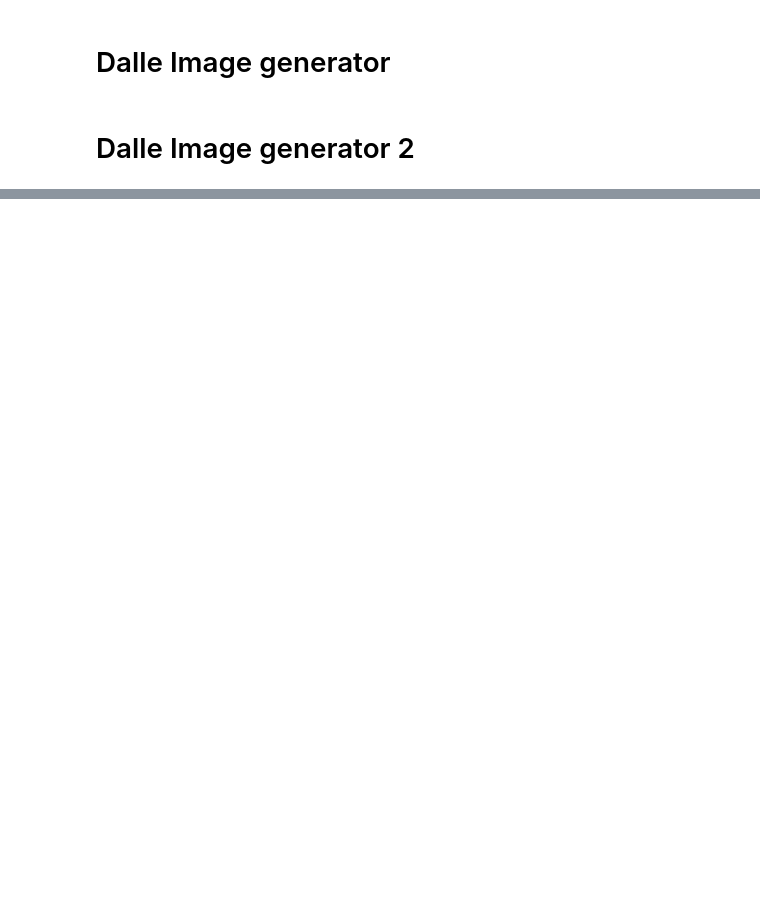
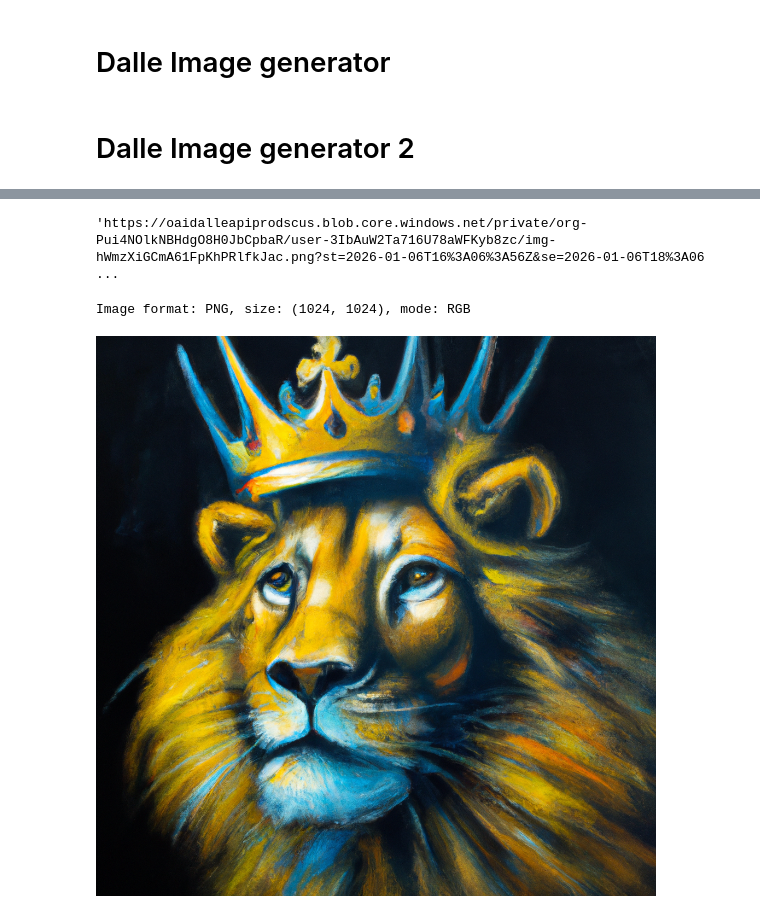
Before and after one commit to maniram-yadav/langchain-projects, a Jupyter notebook: image_generator.ipynb, the cells around one changed output, grey strips where cells are left out. Saved outputs shown, nothing was run; the diff lists cells and outputs as text; code cells hidden in the pictures; blank space fills up the shorter version.

Commit message:
image generator added

```diff
--- a/image_generator.ipynb
+++ b/image_generator.ipynb
@@ -71,7 +71,7 @@ from langchain_classic.chains import LLMChain
 llm = OpenAI(temperature=0.9)
 prompt = PromptTemplate(
     input_variables=["image_desc"],
-    template="Generate a detailed prompt to generate an image based on the following description: {image_desc}",
+    template="Generate a short prompt  to generate an image based on the following description: {image_desc}",
 )
 chain = LLMChain(llm=llm, prompt=prompt)
 # image_generator_tool = DallEAPIWrapper(
@@ -91,18 +93,25 @@ print(f"Generating image for prompt: '{prompt}'...")
 # %%
 image_url = DallEAPIWrapper().run(chain.run(prompt))
 image_url
+# %% [output]
+'https://oaidalleapiprodscus.blob.core.windows.net/private/org-Pui4NOlkNBHdgO8H0JbCpbaR/user-3IbAuW2Ta716U78aWFKyb8zc/img-hWmzXiGCmA61FpKhPRlfkJac.png?st=2026-01-06T16%3A06%3A56Z&se=2026-01-06T18%3A06 ...
-# %%
-try:
-    image_url = image_generator_tool.invoke(prompt)
-    print(f"Image URL: {image_url}")
-
-        # 4. Fetch the image content
-    response = requests.get(image_url)
-    response.raise_for_status() # Check for bad response
-
-      # 5. Display the image in the notebook
-    # Using IPython.display.Image directly for rendering the URL/bytes
-    print("Displaying image in notebook...")
-    ipython_display(IPythonImage(data=response.content))
-except Exception as e:
-    print(f"An error occurred: {e}")
+# %%
+from PIL import Image
+from io import BytesIO
+
+# 2. Fetch the image from the web
+response = requests.get(image_url)
+
+# 3. Check if the request was successful
+if response.status_code == 200:
+    # 4. Open the image using Pillow from the byte stream
+    img = Image.open(BytesIO(response.content))
+
+    # 5. Display the image in the notebook
+    print(f"Image format: {img.format}, size: {img.size}, mode: {img.mode}")
+    display(img)
+else:
+    print(f"Failed to fetch image. Status code: {response.status_code}")
+# %% [output]
+Image format: PNG, size: (1024, 1024), mode: RGB
+[figure, added]
```
Also changed, not shown: parts of 1 cell of this notebook.
